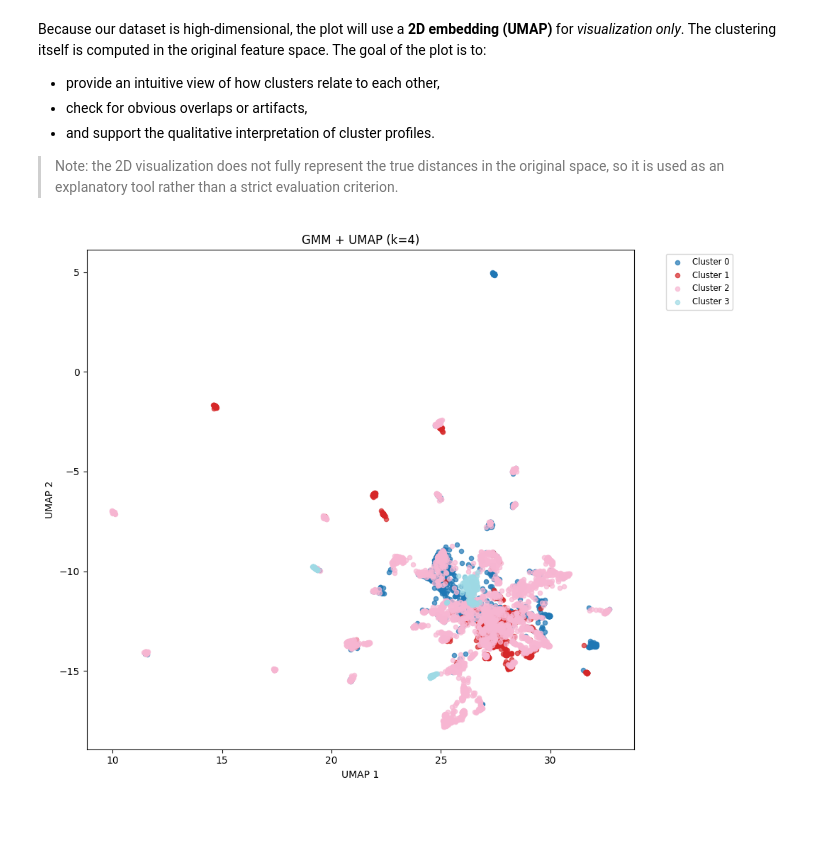
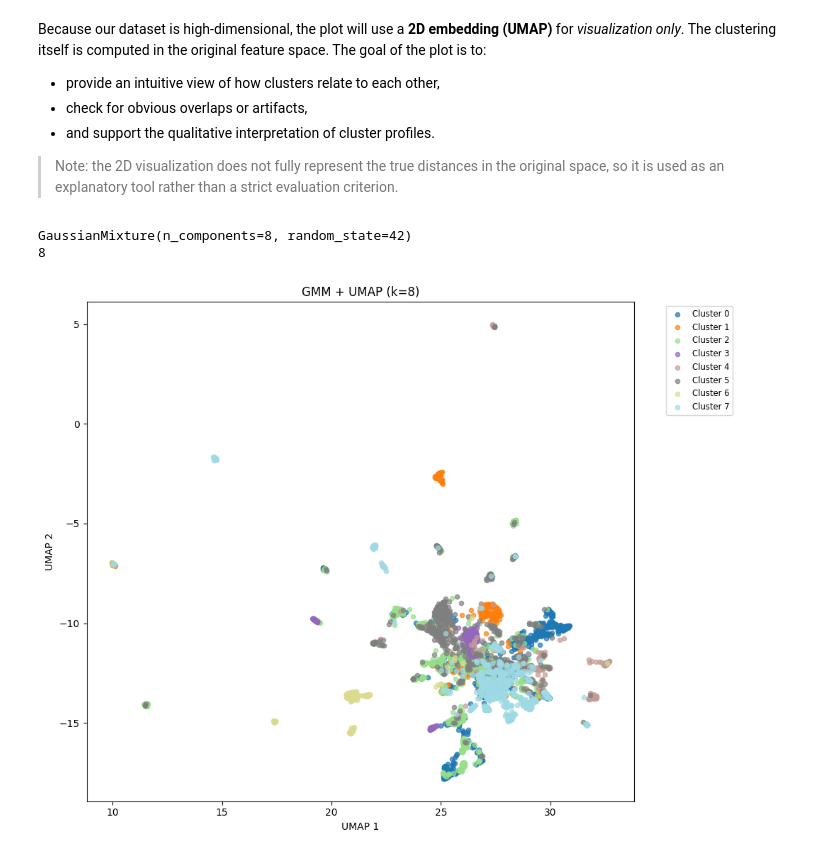
Before and after one commit to Etxarri/ShelterAI, a Jupyter notebook: backend/ai-service/documentation/clustering_models_2.ipynb, the cells around one changed output. Saved outputs shown, nothing was run; the diff lists cells and outputs as text; code cells hidden in the pictures; blank space fills up the shorter version.

```diff
--- a/backend/ai-service/documentation/clustering_models_2.ipynb
+++ b/backend/ai-service/documentation/clustering_models_2.ipynb
@@ -3034,6 +3034,8 @@ print(ranked[[
 print("\nBEST:", best_name)
 print("\nBest cluster profiles (sorted by size):")
 print(best_profiles[["cluster","n","%","top_features","top_lifts"]].to_string(index=False, float_format=lambda x: f"{x:0.6f}"))
+
+best_estimator = next(c["estimator"] for c in candidates if c["name"] == best_name)
 # %% [output]
                                                                 candidate  interpretability  silhouette  calinski_harabasz  davies_bouldin  k  effective_k  noise_ratio  max_share  min_cluster_size  si ...
       HDBSCAN (CondensedTree 2nd-best: mcs=20, ms=10) [k=28, noise≈0.753]          0.182519    0.312350         116.559815        1.262767 28    13.936475     0.753461   0.195652                20     ...
@@ -3501,21 +3544,32 @@ The interpretability algorithm will work with the next values:
 # %%
 from sklearn.cluster import KMeans
 
+from sklearn.mixture import GaussianMixture
+
 candidates = [
     # --- Model-specific (information criteria) ---
-    {"name": "GMM (BIC k=3)", "estimator": GaussianMixture(n_components=3, covariance_type="full", random_state=42)},
     {"name": "GMM (AIC k=34)", "estimator": GaussianMixture(n_components=34, covariance_type="full", random_state=42)},
+    {"name": "GMM (BIC k=3)",  "estimator": GaussianMixture(n_components=3,  covariance_type="full", random_state=42)},
 
     # --- Internal metrics winners ---
     {"name": "GMM (Silhouette k=2)", "estimator": GaussianMixture(n_components=2, covariance_type="full", random_state=42)},
-    # {"name": "GMM (Calinski–Harabasz k=2)", "estimator": GaussianMixture(n_components=2, covariance_type="full", random_state=42)},
+    # {"name": "GMM (Calinski–Harabasz k=2)", "estimator": GaussianMixture(n_components=2, covariance_type="full", random_state=42)},  # duplicate of k=2
     {"name": "GMM (Davies–Bouldin k=40)", "estimator": GaussianMixture(n_components=40, covariance_type="full", random_state=42)},
 
+    # --- AIC runner-ups (nearby high-k sensitivity) ---
+    {"name": "GMM (AIC runner-up k=36)", "estimator": GaussianMixture(n_components=36, covariance_type="full", random_state=42)},
+    {"name": "GMM (AIC runner-up k=37)", "estimator": GaussianMixture(n_components=37, covariance_type="full", random_state=42)},
+    {"name": "GMM (AIC runner-up k=35)", "estimator": GaussianMixture(n_components=35, covariance_type="full", random_state=42)},
+
+    # --- BIC runner-ups (small-k alternatives) ---
+    {"name": "GMM (BIC runner-up k=8)", "estimator": GaussianMixture(n_components=8, covariance_type="full", random_state=42)},
+    {"name": "GMM (BIC runner-up k=4)", "estimator": GaussianMixture(n_components=4, covariance_type="full", random_state=42)},
+    {"name": "GMM (BIC runner-up k=5)", "estimator": GaussianMixture(n_components=5, covariance_type="full", random_state=42)},
+
     # --- Extra candidates (coverage / sanity checks) ---
-    {"name": "GMM (Silhouette runner-up k=3)", "estimator": GaussianMixture(n_components=3, covariance_type="full", random_state=42)},
-    {"name": "GMM (CH runner-up k=4)", "estimator": GaussianMixture(n_components=4, covariance_type="full", random_state=42)},
+    {"name": "GMM (Silhouette runner-up k=3)", "estimator": GaussianMixture(n_components=3, covariance_type="full", random_state=42)},  # same as BIC best (kept for clarity)
+    {"name": "GMM (CH runner-up k=4)", "estimator": GaussianMixture(n_components=4, covariance_type="full", random_state=42)},          # same as BIC runner-up (kept for clarity)
     {"name": "GMM (DB runner-up k=38)", "estimator": GaussianMixture(n_components=38, covariance_type="full", random_state=42)},
-    {"name": "GMM (AIC neighbor k=33)", "estimator": GaussianMixture(n_components=33, covariance_type="full", random_state=42)},
 ]
 
 
@@ -3539,5 +3593,7 @@ print(ranked[[
 print("\nBEST:", best_name)
 print("\nBest cluster profiles (sorted by size):")
 print(best_profiles[["cluster","n","%","top_features","top_lifts"]].to_string(index=False, float_format=lambda x: f"{x:0.6f}"))
+
+best_estimator = next(c["estimator"] for c in candidates if c["name"] == best_name)
 # %% [output]
                      candidate  interpretability  silhouette  calinski_harabasz  davies_bouldin  k  effective_k  noise_ratio  max_share  min_cluster_size  size_penalty  micro_penalty  k_penalty  noise ...
@@ -3598,34 +3647,37 @@ Because our dataset is high-dimensional, the plot will use a **2D embedding (UMA
 > Note: the 2D visualization does not fully represent the true distances in the original space, so it is used as an explanatory tool rather than a strict evaluation criterion.
 # %%
 gaussianclustering = best_estimator
-n_clusters = best_estimator.n_clusters
+n_components = best_estimator.n_components
 print(best_estimator)
-print(n_clusters)
+print(n_components)
 
 gaussian_labels = gaussianclustering.fit_predict(X_scaled)
+# %% [output]
+GaussianMixture(n_components=8, random_state=42)
+8
 # %%
 dfgaussian["cluster"] = gaussian_labels
 
-n_clusters = len(np.unique(gaussian_labels))
-cmap = plt.cm.get_cmap("tab20", max(n_clusters, 1))
+n_components = len(np.unique(gaussian_labels))
+cmap = plt.cm.get_cmap("tab20", max(n_components, 1))
 
 plt.figure(figsize=(10, 8))
 
-for c in range(n_clusters):
+for c in range(n_components):
     mask = dfgaussian["cluster"] == c
     plt.scatter(
         dfgaussian.loc[mask, "umap1"],
         dfgaussian.loc[mask, "umap2"],
         s=20, alpha=0.7,
         color=cmap(c),
         label=f"Cluster {c}"
     )
 
 plt.xlabel("UMAP 1")
 plt.ylabel("UMAP 2")
-plt.title(f"GMM + UMAP (k={n_clusters})")
+plt.title(f"GMM + UMAP (k={n_components})")
 plt.legend(bbox_to_anchor=(1.05, 1), loc="upper left", fontsize="small")
 plt.tight_layout()
 plt.show()
 # %% [output]
-[figure, old version]
+[figure, new version]
```
Also changed, not shown: parts of 15 cells of this notebook.
